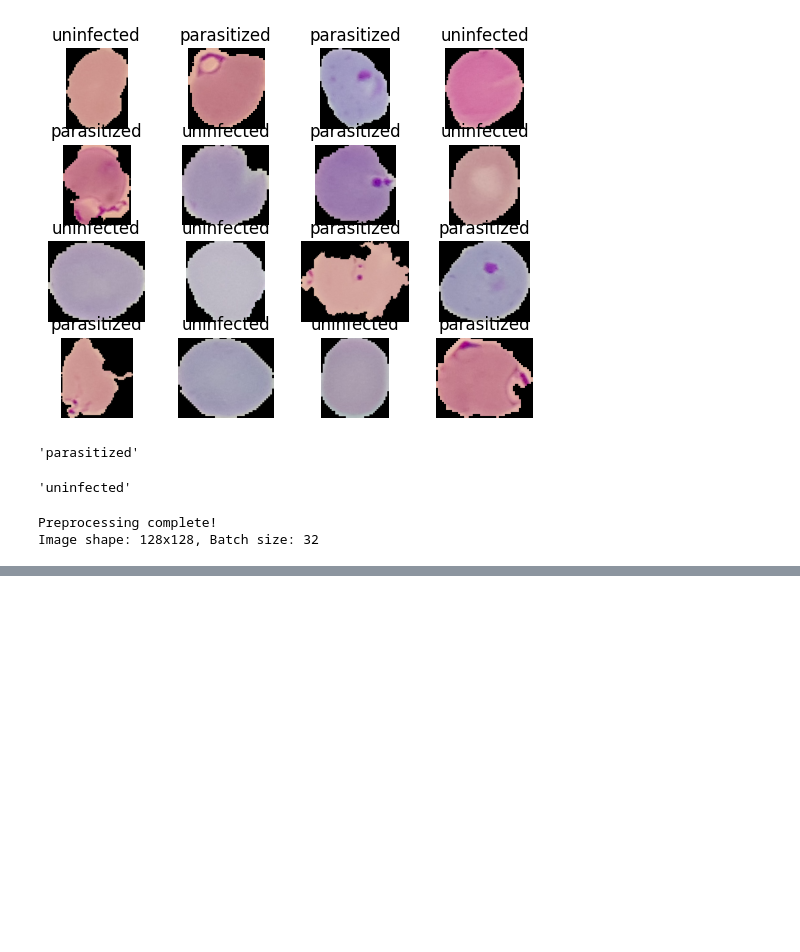
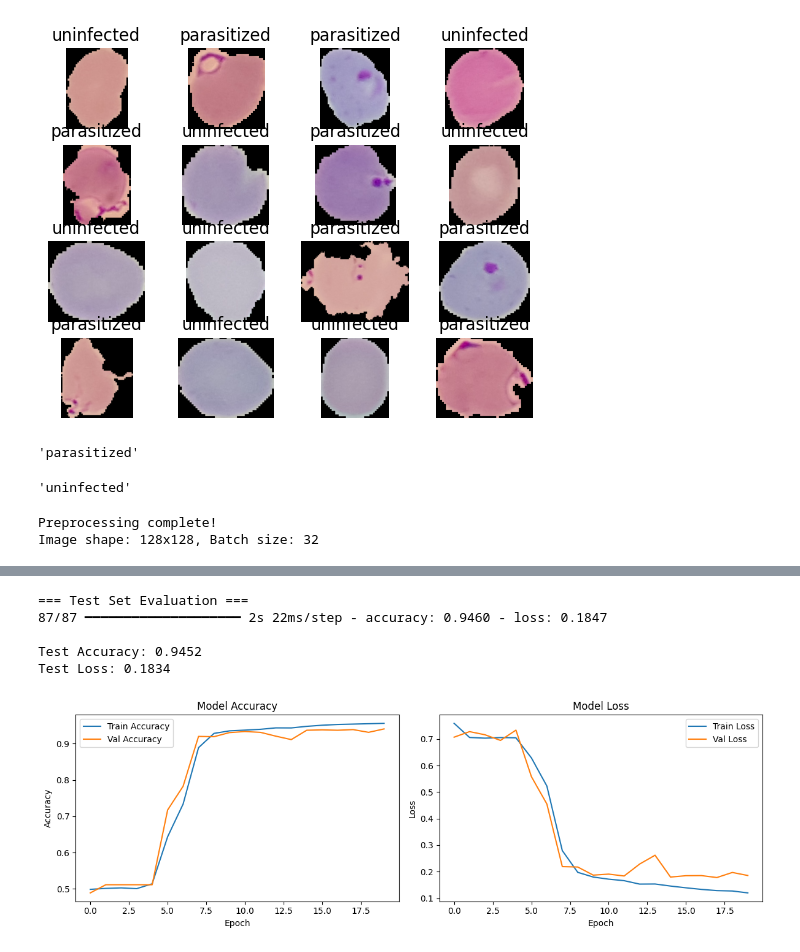
Before and after one commit to Basit6117/deep-learning, a Jupyter notebook: projects/malaria_detection.ipynb, the cells around one changed output, grey strips where cells are left out. Saved outputs shown, nothing was run; the diff lists cells and outputs as text; code cells hidden in the pictures; blank space fills up the shorter version.

Commit message:
trained a model for malaria detection and saved it on drive. this model got 94% accuracy

```diff
--- a/projects/malaria_detection.ipynb
+++ b/projects/malaria_detection.ipynb
@@ -116,0 +185,17 @@ Min pixel: 0.0000, Max pixel: 0.9229
+# %%
+# Train the model
+EPOCHS = 20
+
+# Add early stopping to prevent overfitting
+early_stopping = keras.callbacks.EarlyStopping(
+    monitor='val_loss',
+    patience=3,
+    restore_best_weights=True
+)
+
+history = model.fit(
+    train_ds,
+    validation_data=val_ds,
+    epochs=EPOCHS,
+    # callbacks=[early_stopping]
+)
@@ -116,0 +220,35 @@ Min pixel: 0.0000, Max pixel: 0.9229
+# %%
+# Evaluate on test set
+print("\n=== Test Set Evaluation ===")
+test_loss, test_acc = model.evaluate(test_ds, verbose=1)
+print(f"\nTest Accuracy: {test_acc:.4f}")
+print(f"Test Loss: {test_loss:.4f}")
+# %% [output]
+=== Test Set Evaluation ===
+87/87 ━━━━━━━━━━━━━━━━━━━━ 2s 22ms/step - accuracy: 0.9460 - loss: 0.1847
+
+Test Accuracy: 0.9452
+Test Loss: 0.1834
+# %%
+# Plot training history
+plt.figure(figsize=(12, 4))
+
+plt.subplot(1, 2, 1)
+plt.plot(history.history['accuracy'], label='Train Accuracy')
+plt.plot(history.history['val_accuracy'], label='Val Accuracy')
+plt.xlabel('Epoch')
+plt.ylabel('Accuracy')
+plt.legend()
+plt.title('Model Accuracy')
+
+plt.subplot(1, 2, 2)
+plt.plot(history.history['loss'], label='Train Loss')
+plt.plot(history.history['val_loss'], label='Val Loss')
+plt.xlabel('Epoch')
+plt.ylabel('Loss')
+plt.legend()
+plt.title('Model Loss')
+plt.tight_layout()
+plt.show()
+# %% [output]
+[figure, added]
```
Also changed, not shown: parts of 13 cells of this notebook.
